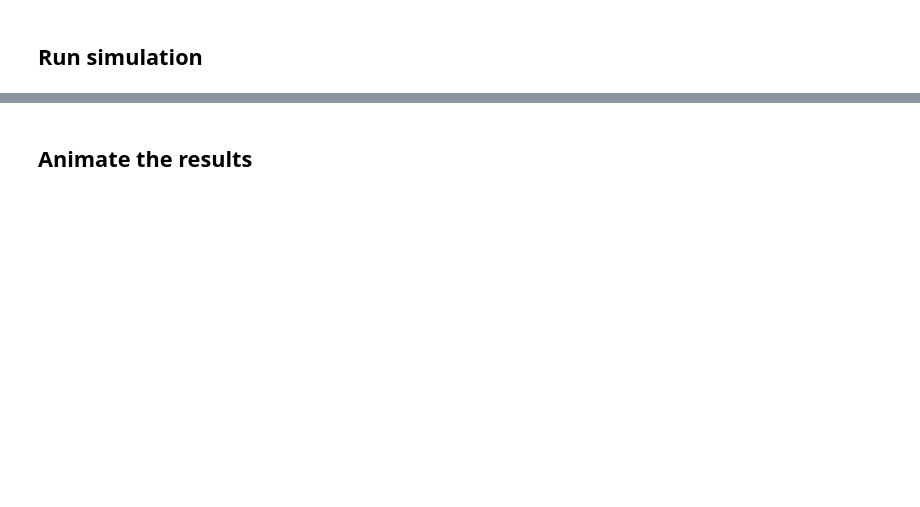
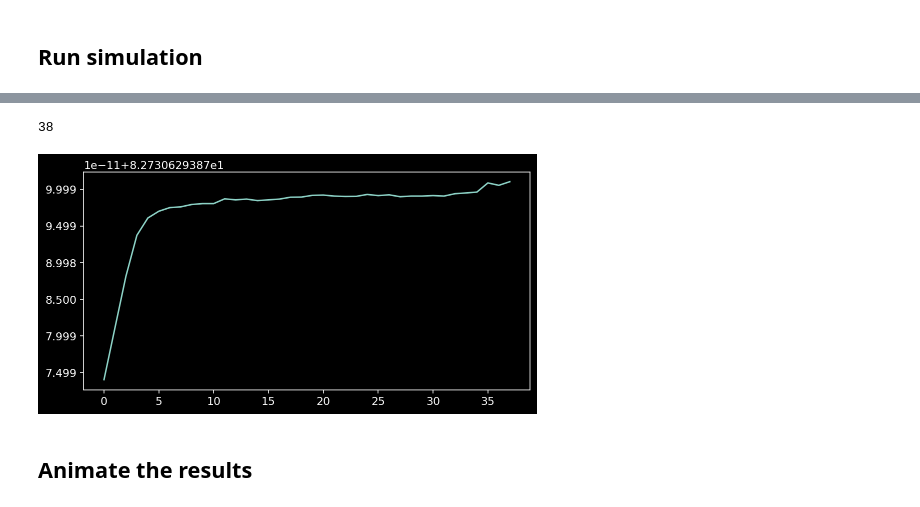
Before and after one commit to klasmodin/quflow, a Jupyter notebook: notebooks/basic-example.ipynb, the cells around one changed output, grey strips where cells are left out. Saved outputs shown, nothing was run; the diff lists cells and outputs as text; code cells hidden in the pictures; blank space fills up the shorter version.

```diff
--- a/notebooks/basic-example.ipynb
+++ b/notebooks/basic-example.ipynb
@@ -76,3 +137,16 @@ qf.plot2(omega, projection='hammer', N=512)
+# %%
+with h5py.File(filename, 'r') as data:
+    casimir = []
+    print(data['state'].shape[0])
+    for k in range(data['state'].shape[0]):
+        omega = data['state'][k]
+        casimir += [np.linalg.norm(omega)**2]
+    casimir = np.asarray(casimir)
+    plt.figure(figsize=(8,4))
+    plt.plot(casimir)
+# %% [output]
+38
+[figure, added]
 # %% [markdown]
 ## Animate the results
 # %%
```
Also changed, not shown: parts of 19 cells of this notebook, 8 other files.
